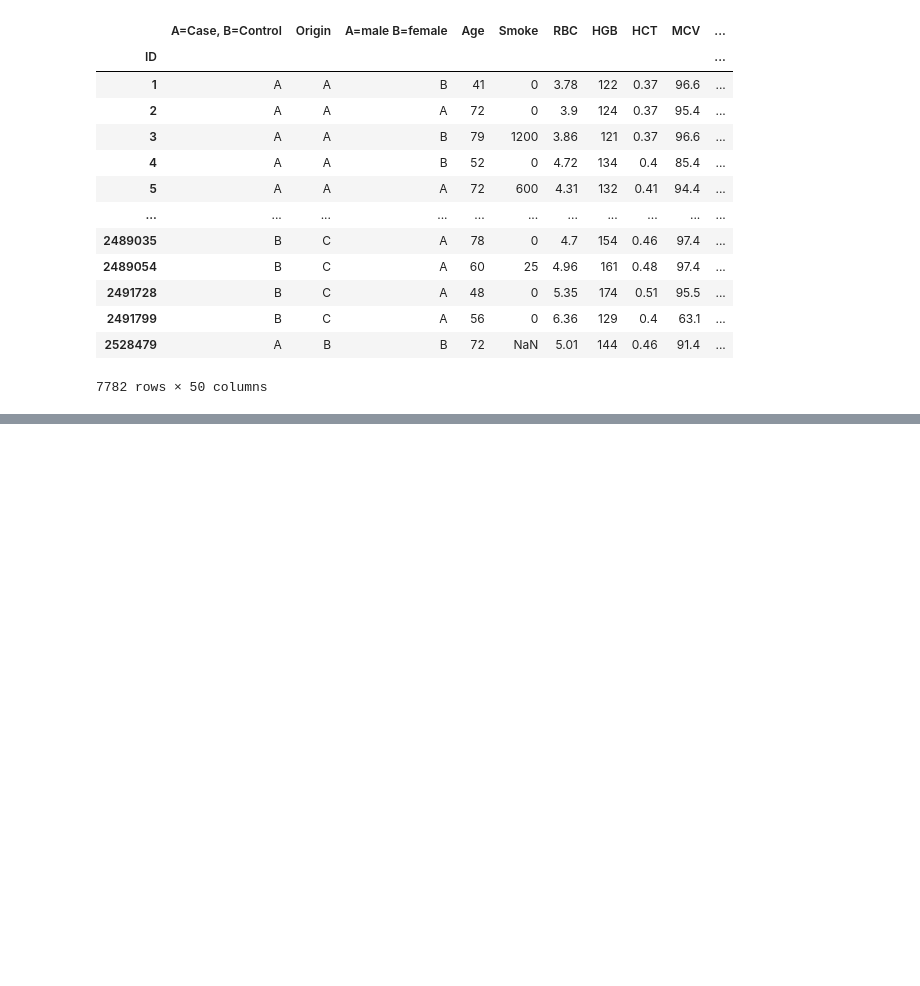
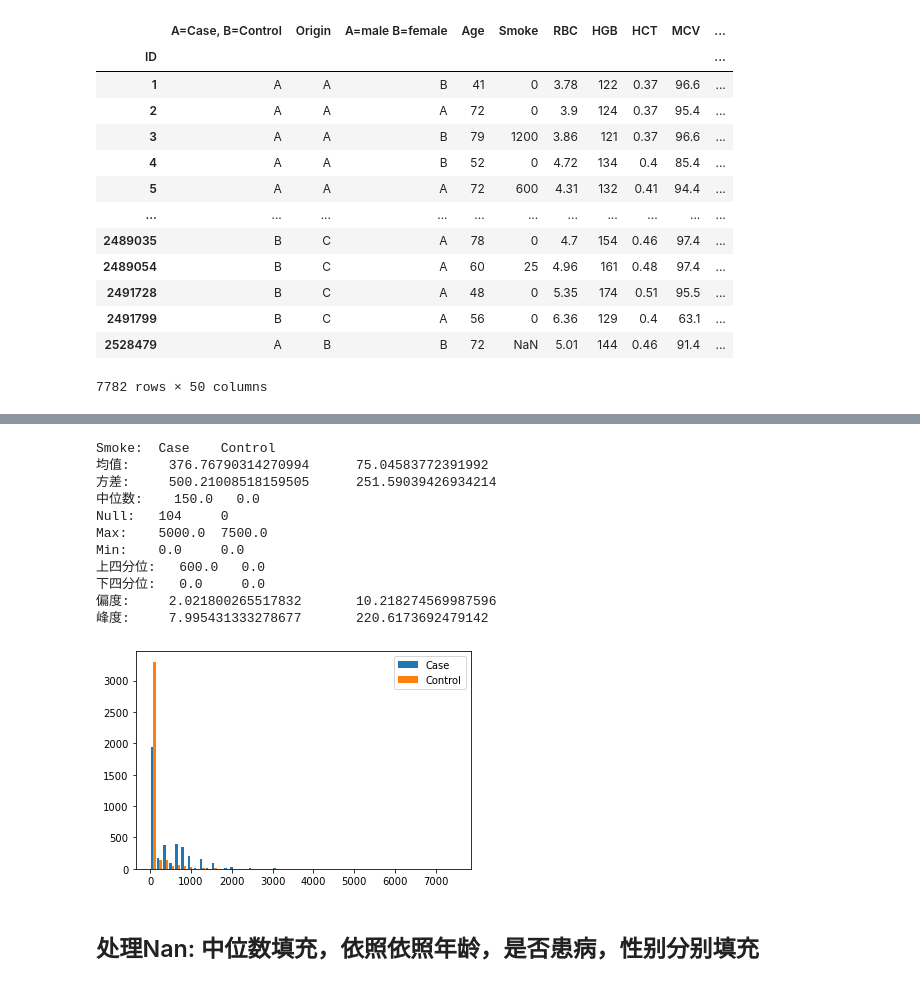
Before and after one commit to ChiXX/LungCancer, a Jupyter notebook: scripts/jupyter/Preprocessing.ipynb, the cells around one changed output, grey strips where cells are left out. Drawn from its saved outputs; the diff is of its cells as text; code cells hidden in the pictures; blank space fills up the shorter version.

```diff
--- a/scripts/jupyter/Preprocessing.ipynb
+++ b/scripts/jupyter/Preprocessing.ipynb
@@ -228,0 +233,3 @@ cancer_data5.to_csv('../../data/cancer_data_v3.csv', index=False)
+# %%
+cancer_data = pd.read_csv('../../data/cancer_data_v3.csv')
+cancer_data
@@ -228,0 +250,34 @@ cancer_data5.to_csv('../../data/cancer_data_v3.csv', index=False)
+# %%
+def stat_info(df, fea):
+    a = df[df['A=Case, B=Control']=='A'][fea]
+    b = df[df['A=Case, B=Control']=='B'][fea]
+    print(f'{fea}:\tCase\tControl')
+    print(f'均值:\t{a.mean()}\t{b.mean()}')
+    print(f'方差:\t{a.std()}\t{b.std()}')
+    print(f'中位数:\t{a.median()}\t{b.median()}')
+#     print(f'Null:\t{3986 - a.isnull().value_counts()[0]}\t{3796 - b.isnull().value_counts()[0]}')
+    print(f'Max:\t{a.max()}\t{b.max()}')
+    print(f'Min:\t{a.min()}\t{b.min()}')
+    print(f'上四分位:\t{a.quantile(0.75)}\t{b.quantile(0.75)}')
+    print(f'下四分位:\t{a.quantile(0.25)}\t{b.quantile(0.25)}')
+    print(f'偏度:\t{a.skew()}\t{b.skew()}')
+    print(f'峰度:\t{a.kurt()}\t{b.kurt()}')
+    plt.hist([a,b], bins=50)
+    plt.legend(['Case','Control'])
+# %%
+stat_info(cancer_data, 'Smoke')
+# %% [output]
+Smoke:  Case    Control
+均值:     376.76790314270994      75.04583772391992
+方差:     500.21008518159505      251.59039426934214
+中位数:    150.0   0.0
+Null:   104     0
+Max:    5000.0  7500.0
+Min:    0.0     0.0
+上四分位:   600.0   0.0
+下四分位:   0.0     0.0
+偏度:     2.021800265517832       10.218274569987596
+峰度:     7.995431333278677       220.6173692479142
+[figure, added]
+# %% [markdown]
+## 处理Nan: 中位数填充，依照依照年龄，是否患病，性别分别填充
```
Also changed, not shown: parts of 11 cells of this notebook, 1 other file.
